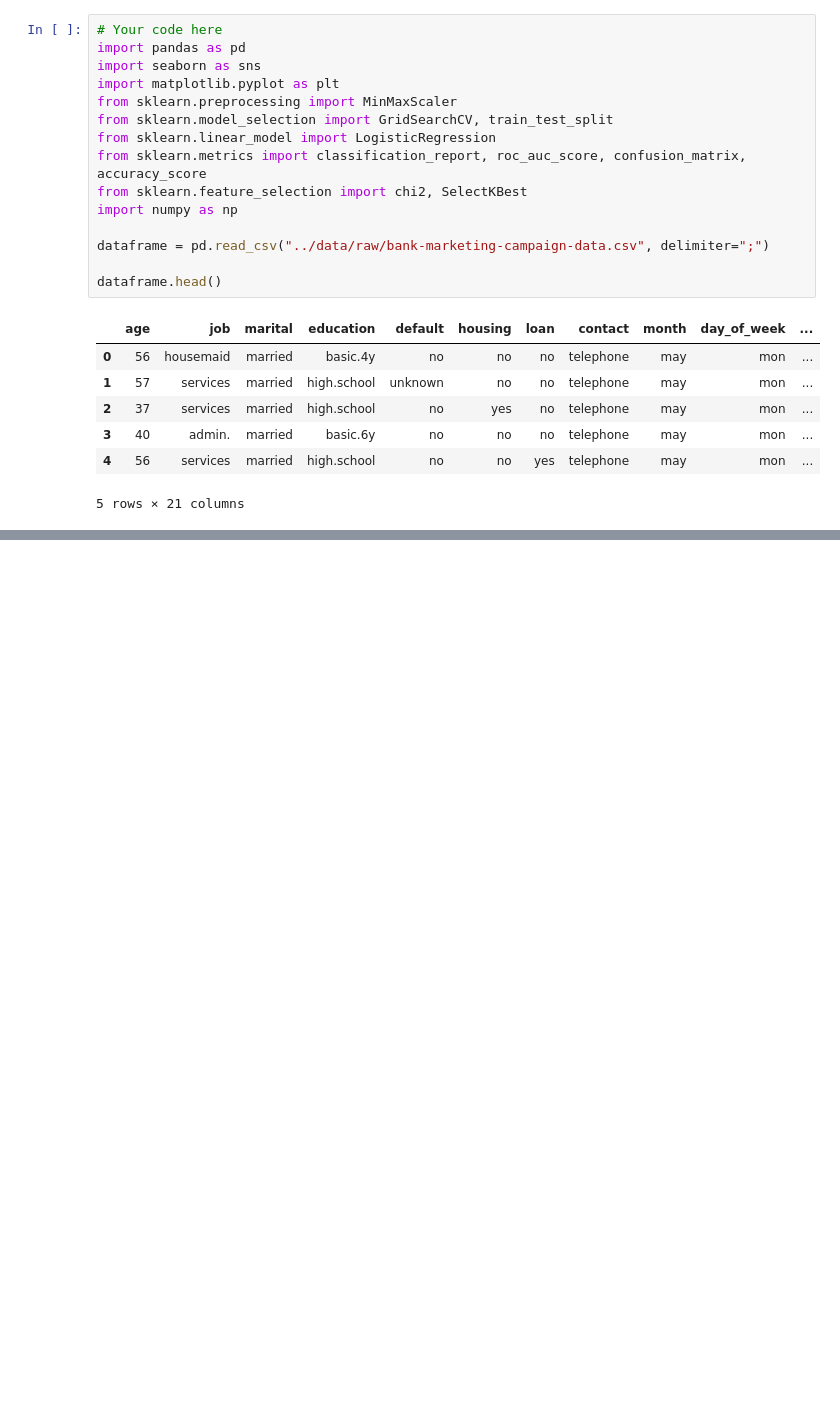
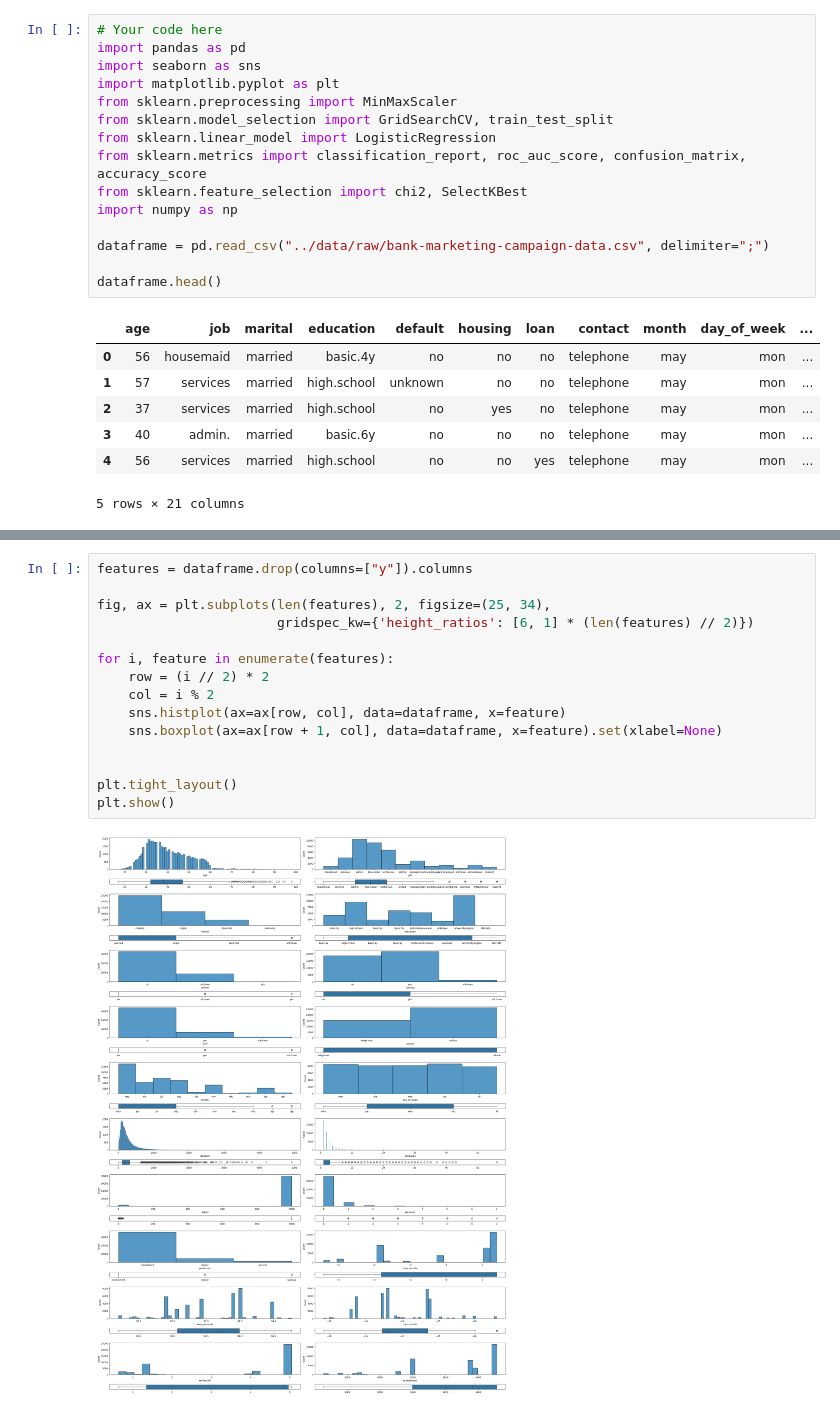
Before and after one commit to Nonpoint93/logistic_regression, a Jupyter notebook: src/explore.ipynb, the cells around one changed output, grey strips where cells are left out. Cells and saved outputs as stored; diff of their text form; blank space fills up the shorter version.

```diff
--- a/src/explore.ipynb
+++ b/src/explore.ipynb
@@ -25,0 +46,17 @@ dataframe.head()
+# %%
+features = dataframe.drop(columns=["y"]).columns
+
+fig, ax = plt.subplots(len(features), 2, figsize=(25, 34),
+                       gridspec_kw={'height_ratios': [6, 1] * (len(features) // 2)})
+
+for i, feature in enumerate(features):
+    row = (i // 2) * 2
+    col = i % 2
+    sns.histplot(ax=ax[row, col], data=dataframe, x=feature)
+    sns.boxplot(ax=ax[row + 1, col], data=dataframe, x=feature).set(xlabel=None)
+
+
+plt.tight_layout()
+plt.show()
+# %% [output]
+[figure, added]
```
Also changed, not shown: parts of 29 cells of this notebook.
